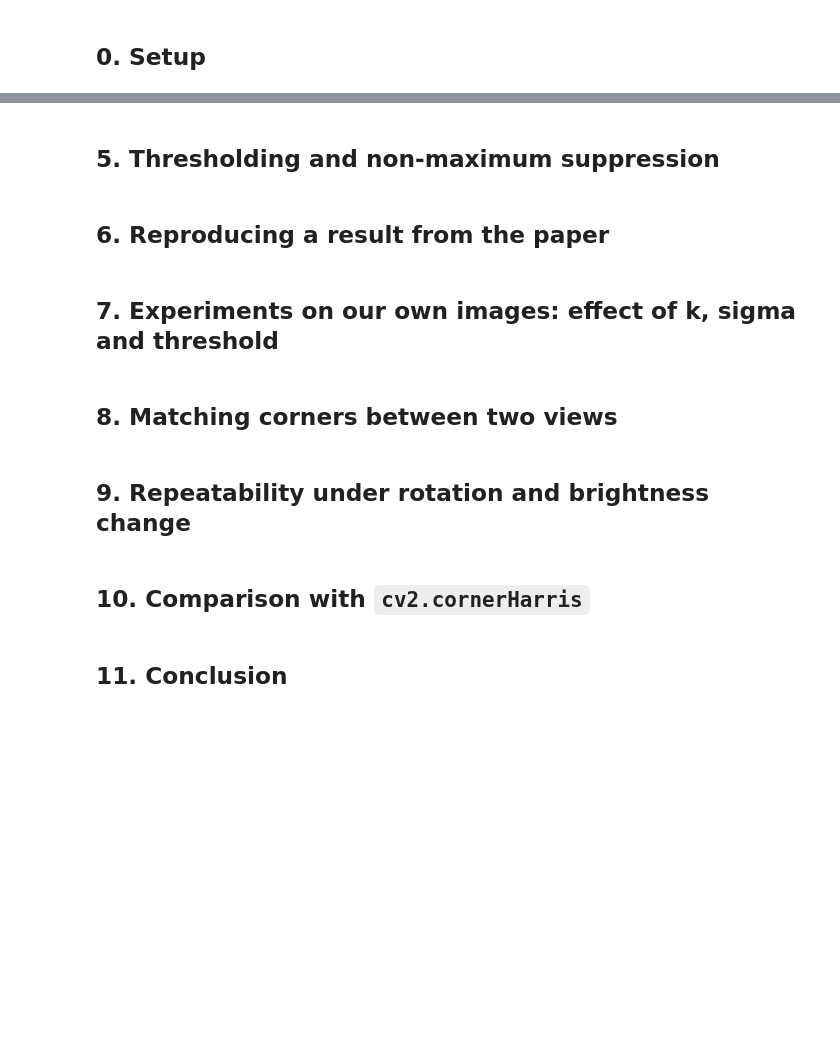
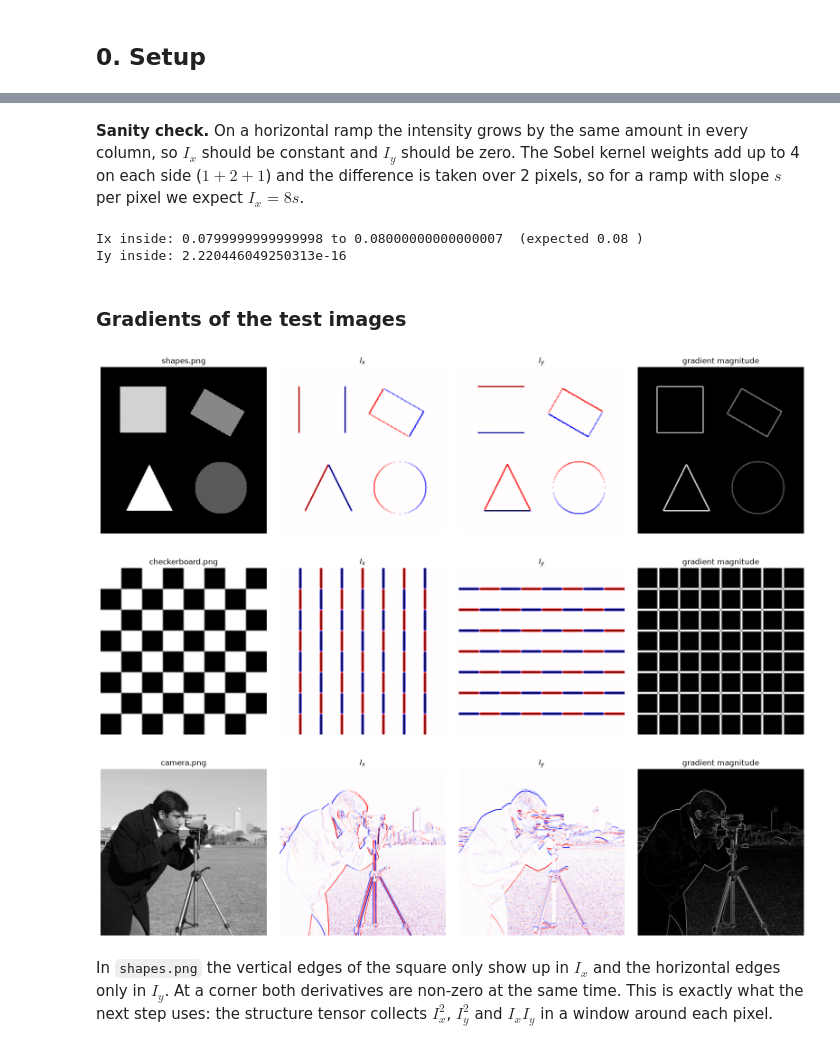
Before and after one commit to erensmsek/INF605-Group15-Harris-Corner, a Jupyter notebook: harris_corner_detector.ipynb, the cells around one changed output, grey strips where cells are left out. Drawn from its saved outputs; the diff is of its cells as text; code cells hidden in the pictures; blank space fills up the shorter version.

```diff
--- a/harris_corner_detector.ipynb
+++ b/harris_corner_detector.ipynb
@@ -30,14 +83,62 @@ plt.rcParams["figure.figsize"] = (8, 6)
-# %% [markdown]
-## 5. Thresholding and non-maximum suppression
+# %%
+SOBEL_X = np.array([[-1, 0, 1],
+                    [-2, 0, 2],
+                    [-1, 0, 1]], dtype=np.float64)
+SOBEL_Y = SOBEL_X.T
+
+
+def image_gradients(img):
+    """Return (Ix, Iy) computed with Sobel kernels."""
+    ix = cv2.filter2D(img, cv2.CV_64F, SOBEL_X, borderType=cv2.BORDER_REFLECT)
+    iy = cv2.filter2D(img, cv2.CV_64F, SOBEL_Y, borderType=cv2.BORDER_REFLECT)
+    return ix, iy
 # %% [markdown]
-## 6. Reproducing a result from the paper
+**Sanity check.** On a horizontal ramp the intensity grows by the same amount in every column, so $I_x$ should be
+constant and $I_y$ should be zero. The Sobel kernel weights add up to 4 on each side ($1+2+1$) and the
+difference is taken over 2 pixels, so for a ramp with slope $s$ per pixel we expect $I_x = 8s$.
-# %% [markdown]
-## 7. Experiments on our own images: effect of k, sigma and threshold
+# %%
+slope = 0.01
+ramp = np.tile(np.arange(50) * slope, (30, 1))
+rx, ry = image_gradients(ramp)
+
+inner = (slice(1, -1), slice(1, -1))   # ignore the border pixels
+print("Ix inside:", rx[inner].min(), "to", rx[inner].max(), " (expected", 8 * slope, ")")
+print("Iy inside:", np.abs(ry[inner]).max())
+# %% [output]
+Ix inside: 0.0799999999999998 to 0.08000000000000007  (expected 0.08 )
+Iy inside: 2.220446049250313e-16
 # %% [markdown]
-## 8. Matching corners between two views
+### Gradients of the test images
-# %% [markdown]
-## 9. Repeatability under rotation and brightness change
+# %%
+def plot_gradients(img, title):
+    ix, iy = image_gradients(img)
+    mag = np.hypot(ix, iy)
+    lim = np.abs(np.concatenate([ix.ravel(), iy.ravel()])).max()
+
+    fig, axes = plt.subplots(1, 4, figsize=(16, 4))
+    axes[0].imshow(img, cmap="gray")
+    axes[0].set_title(title)
+    axes[1].imshow(ix, cmap="seismic", vmin=-lim, vmax=lim)
+    axes[1].set_title("$I_x$")
+    axes[2].imshow(iy, cmap="seismic", vmin=-lim, vmax=lim)
+    axes[2].set_title("$I_y$")
+    axes[3].imshow(mag, cmap="gray")
+    axes[3].set_title("gradient magnitude")
+    for ax in axes:
+        ax.axis("off")
+    plt.tight_layout()
+    plt.show()
+    return ix, iy
+
+
+gradients = {}
+for name, img in images.items():
+    gradients[name] = plot_gradients(img, name)
+# %% [output]
+[figure, added]
+[figure, added]
+[figure, added]
 # %% [markdown]
-## 10. Comparison with `cv2.cornerHarris`
+In `shapes.png` the vertical edges of the square only show up in $I_x$ and the horizontal edges only in $I_y$.
+At a corner both derivatives are non-zero at the same time. This is exactly what the next step uses: the
+structure tensor collects $I_x^2$, $I_y^2$ and $I_xI_y$ in a window around each pixel.
-# %% [markdown]
-## 11. Conclusion
```
Also changed, not shown: parts of 17 cells of this notebook, 4 other files.
